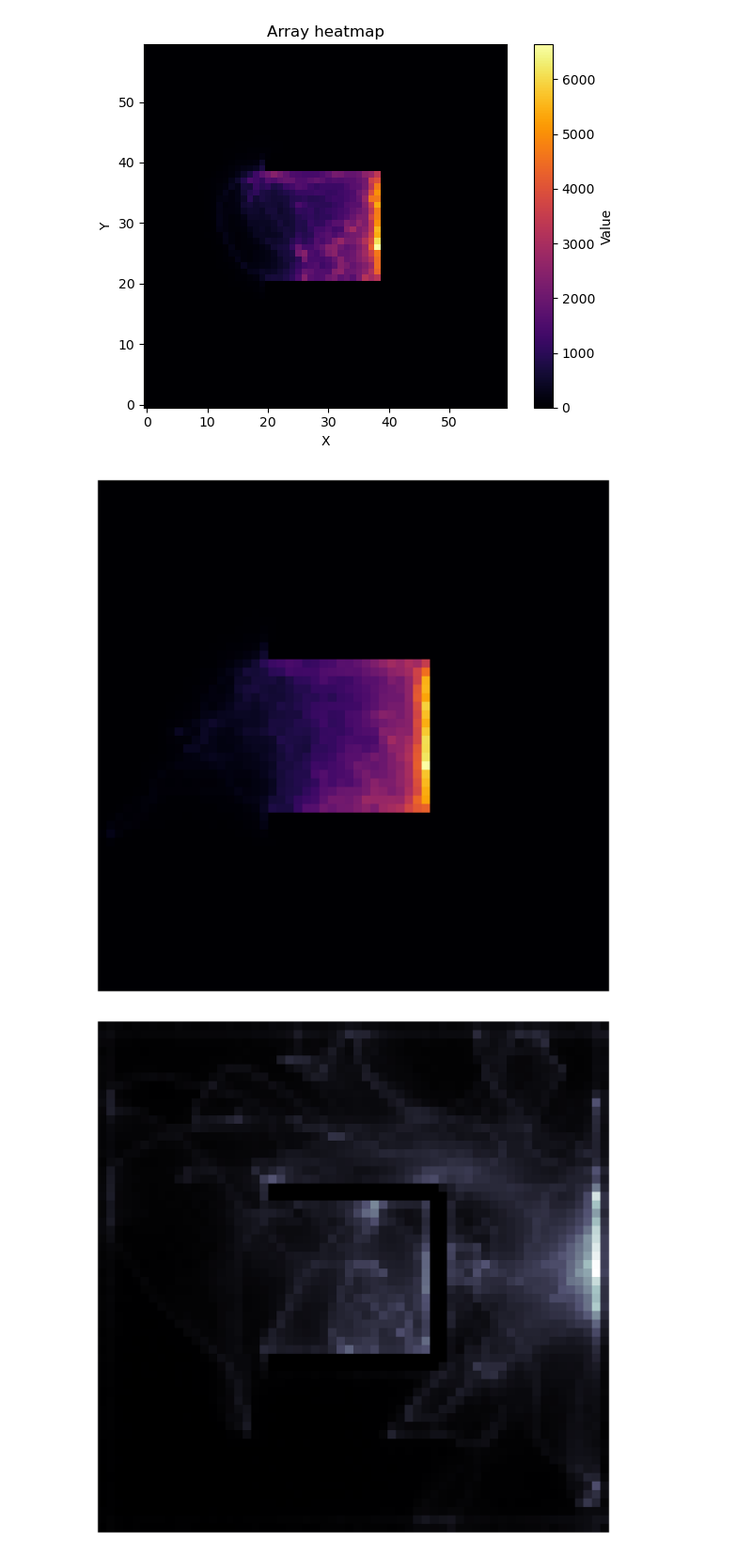
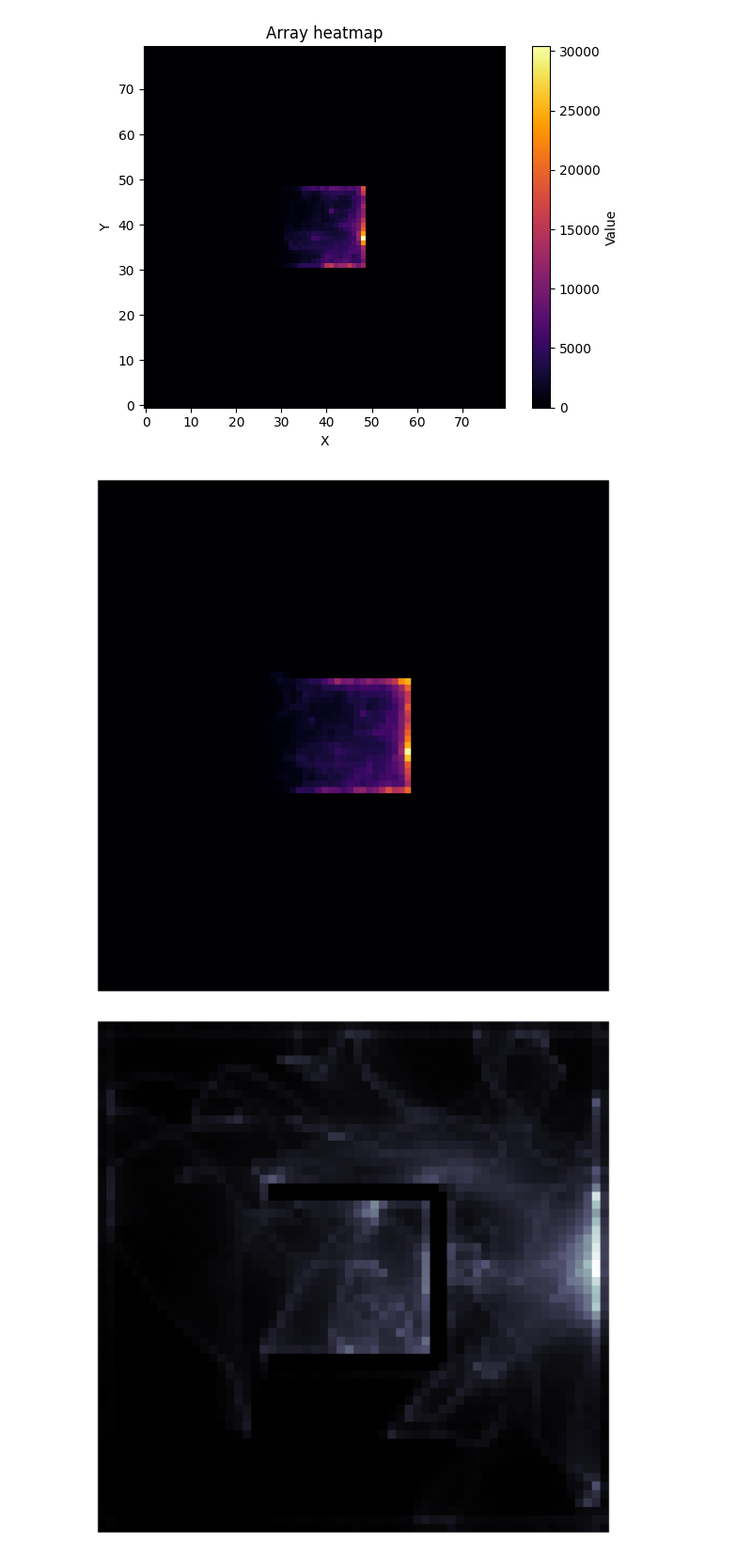
Before and after one commit to magnusdierking/mtp-thesis, a Jupyter notebook: scripts/plot_state_bins.ipynb, the cells around one changed output. Shown at 94% size. Drawn from its saved outputs; the diff is of its cells as text; code cells hidden in the pictures.

Commit message:
first kinda working version of domain randomization, bugtrap visualization in progress

```diff
--- a/scripts/plot_state_bins.ipynb
+++ b/scripts/plot_state_bins.ipynb
@@ -4,7 +4,7 @@ import matplotlib.pyplot as plt
 import pickle
 
 
-path = "../data/headless_bugtrap_mppi/bugtrap_seed_1.pkl"
+path = "../data/headless_bugtrap_mtp/bugtrap_seed_1.pkl"
 # %%
 # --- Load ---
 # If gzipped:
@@ -38,14 +38,14 @@ plt.show()
 # (Optional) Save figure:
 # plt.savefig("heatmap.png", dpi=200)
 # %% [output]
-[figure, old version]
+[figure, new version]
 # %%
 
 # --- Accumulate arrays from multiple seeds ---
 arr_sum = None
 
-for i in range(1,4):
-    path = f"../data/headless_bugtrap_mppi/bugtrap_seed_{i}.pkl"
+for i in range(7):
+    path = f"../data/headless_bugtrap_mtp/bugtrap_seed_{i}.pkl"
     with open(path, "rb") as f:
         obj = pickle.load(f)
 
@@ -61,34 +61,34 @@ for i in range(1,4):
 
 # Normalize to [0,1] for qualitative heatmap
 arr_norm = (arr_sum - arr_sum.min()) / (arr_sum.max() - arr_sum.min())
 
 # --- Create figure ---
 fig, ax = plt.subplots(figsize=(7, 7), dpi=300)
 
 # Heatmap (qualitative, no axis values)
 im = ax.imshow(
     arr_norm,
     origin="lower",
     cmap="inferno",
     interpolation="none"
 )
 
 # Remove ticks, labels, spines (clean look)
 ax.set_xticks([])
 ax.set_yticks([])
 for spine in ax.spines.values():
     spine.set_visible(False)
 
 
 # Tight layout
 plt.tight_layout()
 
 # Save high-quality
 plt.savefig("heatmap_fancy_trapped.png", dpi=600, bbox_inches="tight")
 
 plt.show()
 # %% [output]
-[figure, old version]
+[figure, new version]
 # %%
 # --- Accumulate arrays from multiple seeds ---
 arr_sum = None
```
Also changed, not shown: 15 other files.
